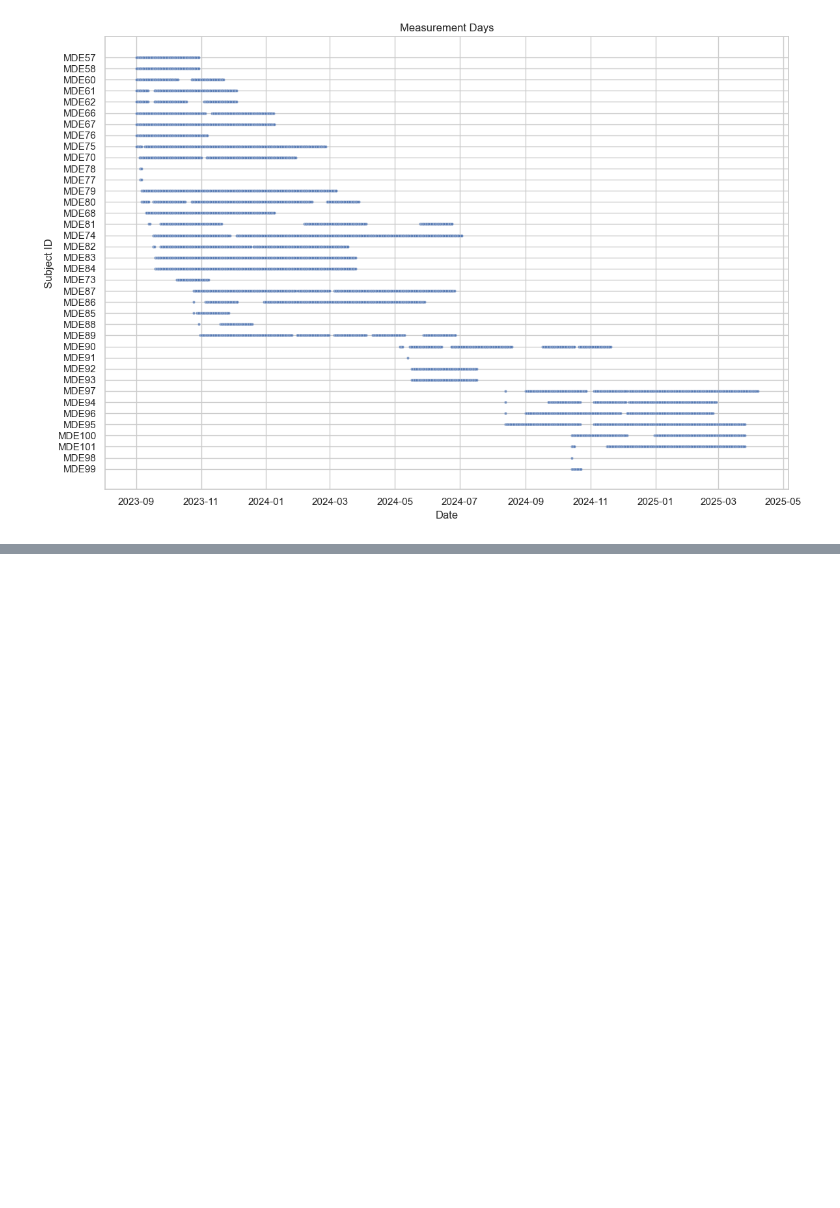
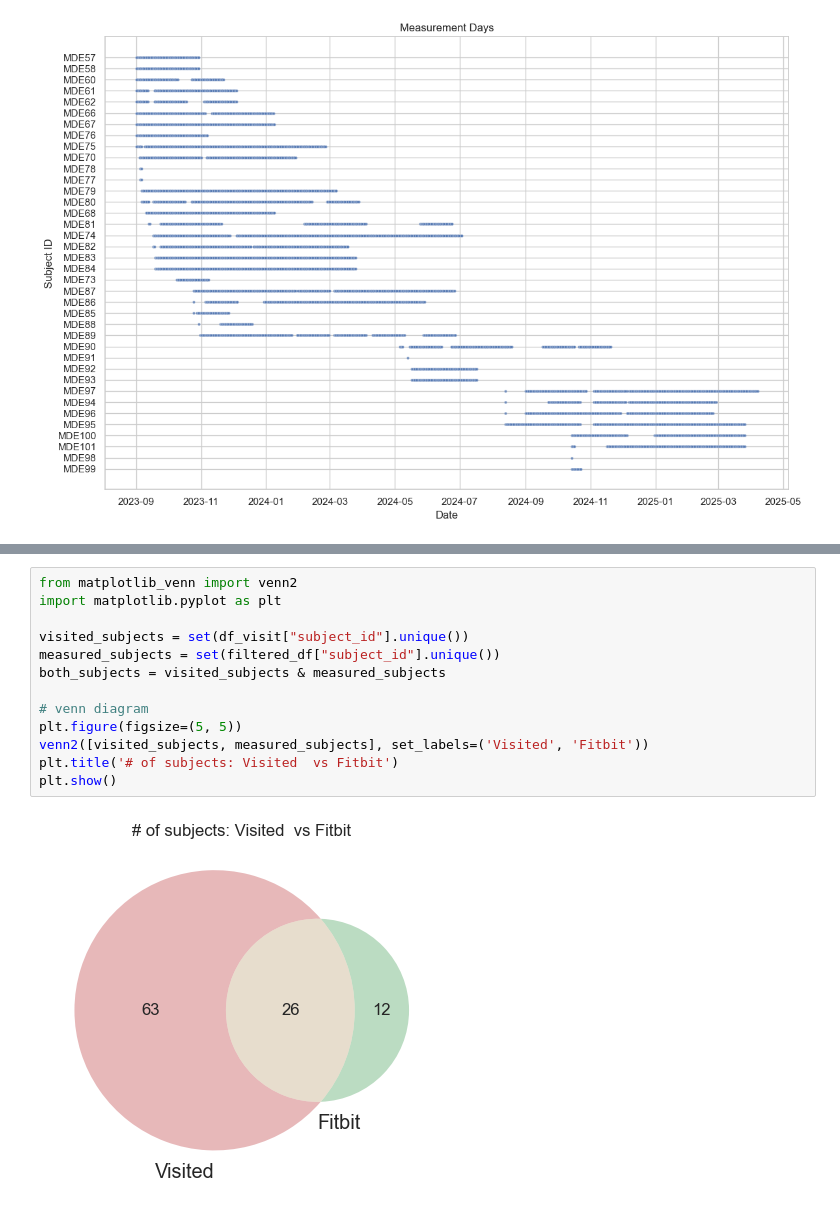
Before and after one commit to OHNLP/activity_tracker, a Jupyter notebook: notebooks/analysis.ipynb, the cells around one changed output, grey strips where cells are left out. Drawn from its saved outputs; the diff is of its cells as text; blank space fills up the shorter version.

Commit message:
feat: :sparkles: filter usable subject datasets and venn diagram

```diff
--- a/notebooks/analysis.ipynb
+++ b/notebooks/analysis.ipynb
@@ -147,0 +222,15 @@ plt.show()
+# %%
+from matplotlib_venn import venn2
+import matplotlib.pyplot as plt
+
+visited_subjects = set(df_visit["subject_id"].unique())
+measured_subjects = set(filtered_df["subject_id"].unique())
+both_subjects = visited_subjects & measured_subjects
+
+# venn diagram
+plt.figure(figsize=(5, 5))
+venn2([visited_subjects, measured_subjects], set_labels=('Visited', 'Fitbit'))
+plt.title('# of subjects: Visited  vs Fitbit')
+plt.show()
+# %% [output]
+[figure, added]
```
Also changed, not shown: parts of 5 cells of this notebook.
